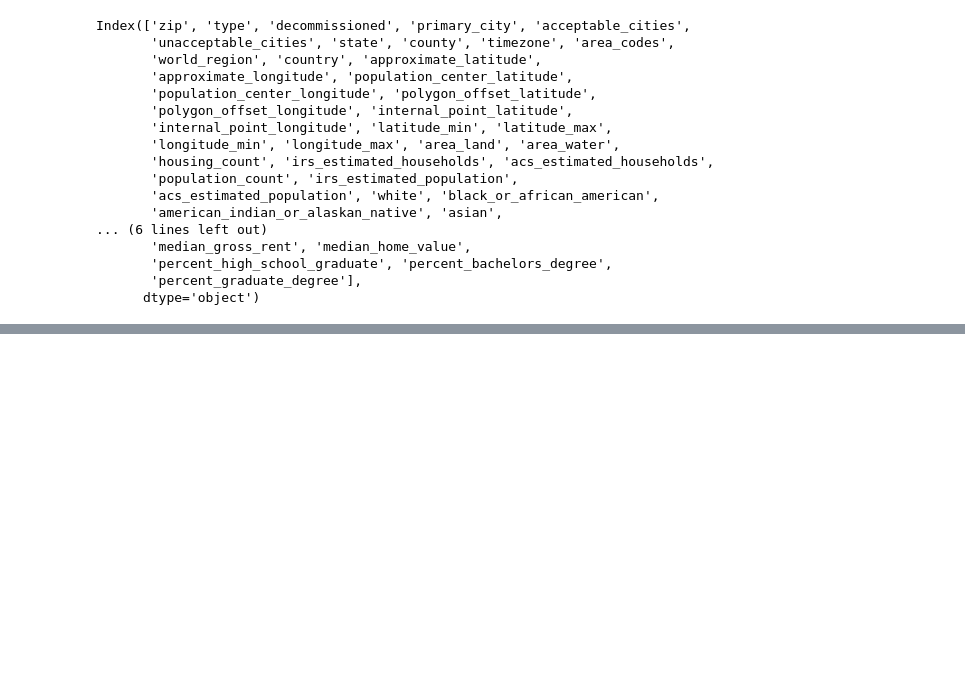
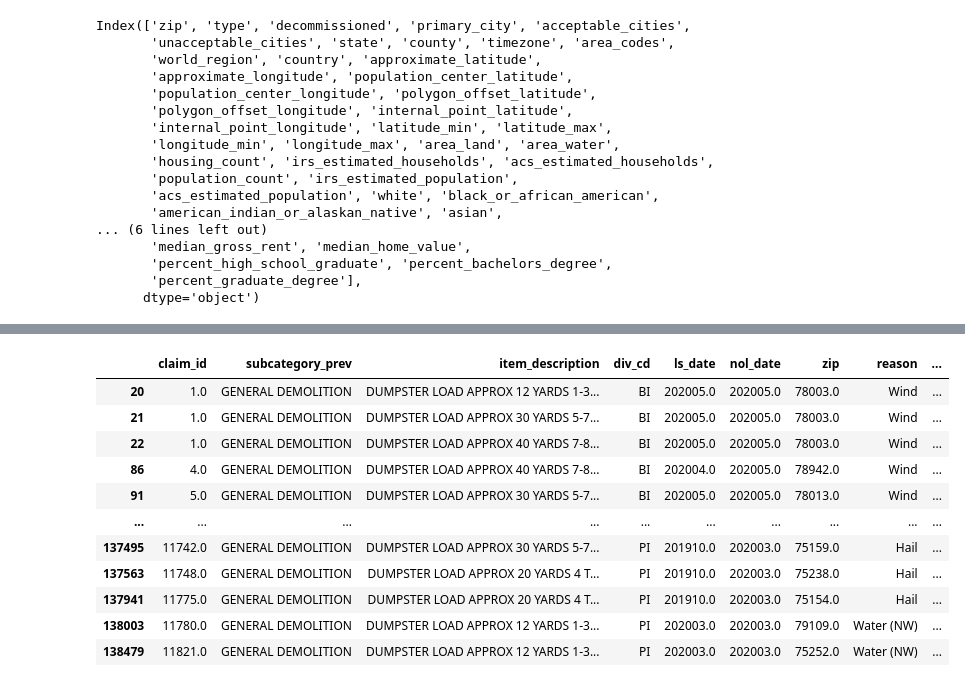
Before and after one commit to ssuchek/Travelers, a Jupyter notebook: Untitled.ipynb, the cells around one changed output, grey strips where cells are left out. Saved outputs shown, nothing was run; the diff lists cells and outputs as text; code cells hidden in the pictures; blank space fills up the shorter version.

```diff
--- a/Untitled.ipynb
+++ b/Untitled.ipynb
@@ -43,0 +587,82 @@ map = folium.Map(location=[31.906490, -98.624192], default_zoom_start=0.2)
+# %%
+data = pd.read_csv("/Users/user/Documents/Pentatonic/Travelers/data/output/revised/single_year/claims_weight_db_matched.csv")
+
+truck_mask = (data["subcategory_prev"] == "GENERAL DEMOLITION") & data["item_description"].str.contains("DUMPSTER LOAD")
+id_mask = (data["claim_id"] == 33)
+data[truck_mask]
+
+# truck_data[["lower_truck_weight", "upper_truck_weight"]] = truck_data["item_description"].str.extract(r'((\d)-(\d) TONS)')
+
+# range_mask = truck_data["item_description"].str.contains('\s+\d\s*-\s*\d\s+TONS', flags=re.IGNORECASE, regex=True)
+# precise_mask = truck_data["item_description"].str.contains('(\s+\d\s+TONS)(?!\s+\d\s*-\s*\d\s+TONS)', flags=re.IGNORECASE, regex=True)
+
+# truck_data[["lower_truck_weight", "upper_truck_weight"]] = 0
+# truck_data.loc[range_mask, ["lower_truck_weight", "upper_truck_weight"]] = truck_data.loc[range_mask, "item_description"].str.extract(r'\s+(\d)\s*-\s*(\d)\s+TONS', flags=re.IGNORECASE).values
+# truck_data.loc[precise_mask, "lower_truck_weight"] = truck_data.loc[precise_mask, "upper_truck_weight"] = truck_data.loc[precise_mask, "item_description"].str.extract(r'\s+(\d)\s+TONS', flags=re.IGNORECASE).values
+
+# truck_data[range_mask]
+
+# truck_data[["claim_id", "lower_truck_weight", "upper_truck_weight"]]
+
+# truck_mask = (data["subcategory_prev"] == "GENERAL DEMOLITION") & data["item_description"].str.contains("DUMPSTER LOAD")
+
+# data[truck_mask]
+
+# id_matched_mask = data["pentatonic_id"].notna() & (data["pentatonic_id"] != "") & (data["pentatonic_id"] != 0)
+
+# no_id_primary_matched_mask = data["weights_primary_desc"].notna() & (data["weights_primary_desc"] != "") & \
+#                 (~id_matched_mask)
+
+
+# # mask = (data["weights_primary_desc"] == max_weight_per_weight_desc["primary_desc"])
+
+# # data.loc[no_id_primary_matched_mask & mask, ["unit", "weight_lbs", "weight_ustons", "volume_cf", "volume_cy"]] = weights[["unit", "weight_lbs", "weight_ustons", "volume_cf", "volume_cy"]]
+
+
+# combined_data = data.merge(max_weight_per_weight_desc, how='left', left_on='weights_primary_desc', right_on='primary_desc', suffixes=('_left', '_right'))
+# combined_data
+# # df = data.merge(max_weight_per_weight_desc, how='left', left_on='weights_primary_desc', right_on='primary_desc')
+
+# # combined_data = df.merge(weights, how='left', on='pentatonic_id', suffixes=('_left', '_right'))
+# # combined_data.drop(columns=['primary_desc_left', 'primary_desc_right'], inplace=True)
+
+# # id_matched_mask = combined_data["pentatonic_id"].notna() & (combined_data["pentatonic_id"] != "") & (combined_data["pentatonic_id"] != 0)
+
+# # no_id_primary_matched_mask = combined_data["weights_primary_desc"].notna() & (combined_data["weights_primary_desc"] != "") & \
+# #                             (~id_matched_mask) & combined_data["unit_right"].notna() & (combined_data["unit_right"] != "")
+
+# # left_columns = [col for col in combined_data.columns if col.endswith("left")]
+# # rename_columns = {lcol:lcol.replace("_left", "") for lcol in left_columns}
+# # right_columns = [col for col in combined_data.columns if col.endswith("right")]
+
+# # print(right_columns)
+
+# # combined_data.loc[no_id_primary_matched_mask, left_columns] = combined_data.loc[no_id_primary_matched_mask, right_columns]
+
+# # combined_data.rename(columns=rename_columns, inplace=True)
+# # print(combined_data.columns)
+# # combined_data.drop(columns=right_columns, inplace=True)
+
+# # combined_data
+# # mask = (df["unit_left"] != df["unit_right"]) & df["unit_left"].notna() & df["unit_right"].notna()
+
+# # # df[df["pentatonic_id"].notna() & (df["pentatonic_id"] != "") & (df["pentatonic_id"] != 0)]
+
+# # df.loc[mask, "unit_left"] = df.loc[mask, "unit_right"]
+
+# # df.loc[mask, ["unit_left", "unit_right"]]
+
+# # df.columns
+# %% [output]
+|  | claim_id | subcategory_prev | item_description | div_cd | ls_date | nol_date | zip | reason | ... |
+| 20 | 1.0 | GENERAL DEMOLITION | DUMPSTER LOAD APPROX 12 YARDS 1-3... | BI | 202005.0 | 202005.0 | 78003.0 | Wind | ... |
+| 21 | 1.0 | GENERAL DEMOLITION | DUMPSTER LOAD APPROX 30 YARDS 5-7... | BI | 202005.0 | 202005.0 | 78003.0 | Wind | ... |
+| 22 | 1.0 | GENERAL DEMOLITION | DUMPSTER LOAD APPROX 40 YARDS 7-8... | BI | 202005.0 | 202005.0 | 78003.0 | Wind | ... |
+| 86 | 4.0 | GENERAL DEMOLITION | DUMPSTER LOAD APPROX 40 YARDS 7-8... | BI | 202004.0 | 202005.0 | 78942.0 | Wind | ... |
+| 91 | 5.0 | GENERAL DEMOLITION | DUMPSTER LOAD APPROX 30 YARDS 5-7... | BI | 202005.0 | 202005.0 | 78013.0 | Wind | ... |
+| ... | ... | ... | ... | ... | ... | ... | ... | ... | ... |
+| 137495 | 11742.0 | GENERAL DEMOLITION | DUMPSTER LOAD APPROX 30 YARDS 5-7... | PI | 201910.0 | 202003.0 | 75159.0 | Hail | ... |
+| 137563 | 11748.0 | GENERAL DEMOLITION | DUMPSTER LOAD APPROX 20 YARDS 4 T... | PI | 201910.0 | 202003.0 | 75238.0 | Hail | ... |
+| 137941 | 11775.0 | GENERAL DEMOLITION | DUMPSTER LOAD APPROX 20 YARDS 4 T... | PI | 201910.0 | 202003.0 | 75154.0 | Hail | ... |
+| 138003 | 11780.0 | GENERAL DEMOLITION | DUMPSTER LOAD APPROX 12 YARDS 1-3... | PI | 202003.0 | 202003.0 | 79109.0 | Water (NW) | ... |
+| 138479 | 11821.0 | GENERAL DEMOLITION | DUMPSTER LOAD APPROX 12 YARDS 1-3... | PI | 202003.0 | 202003.0 | 75252.0 | Water (NW) | ... |
```
Also changed, not shown: parts of 59 cells of this notebook, 19 other files.
